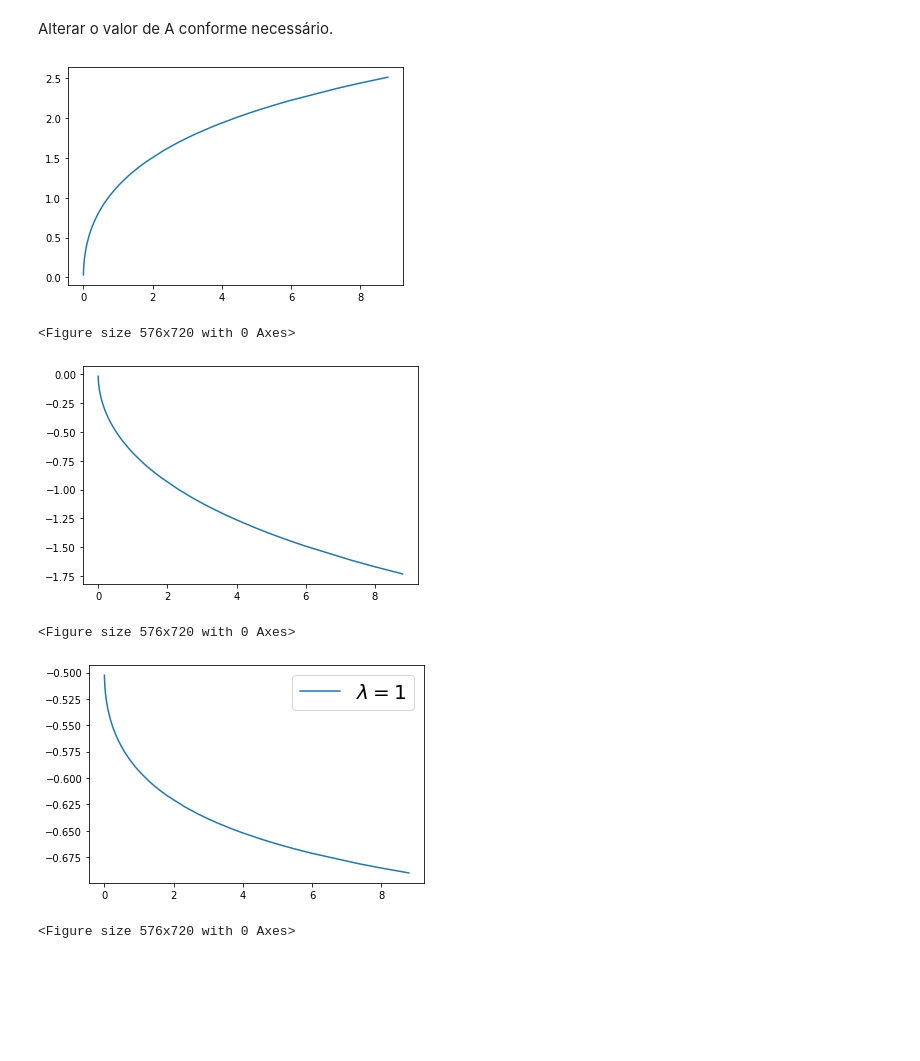
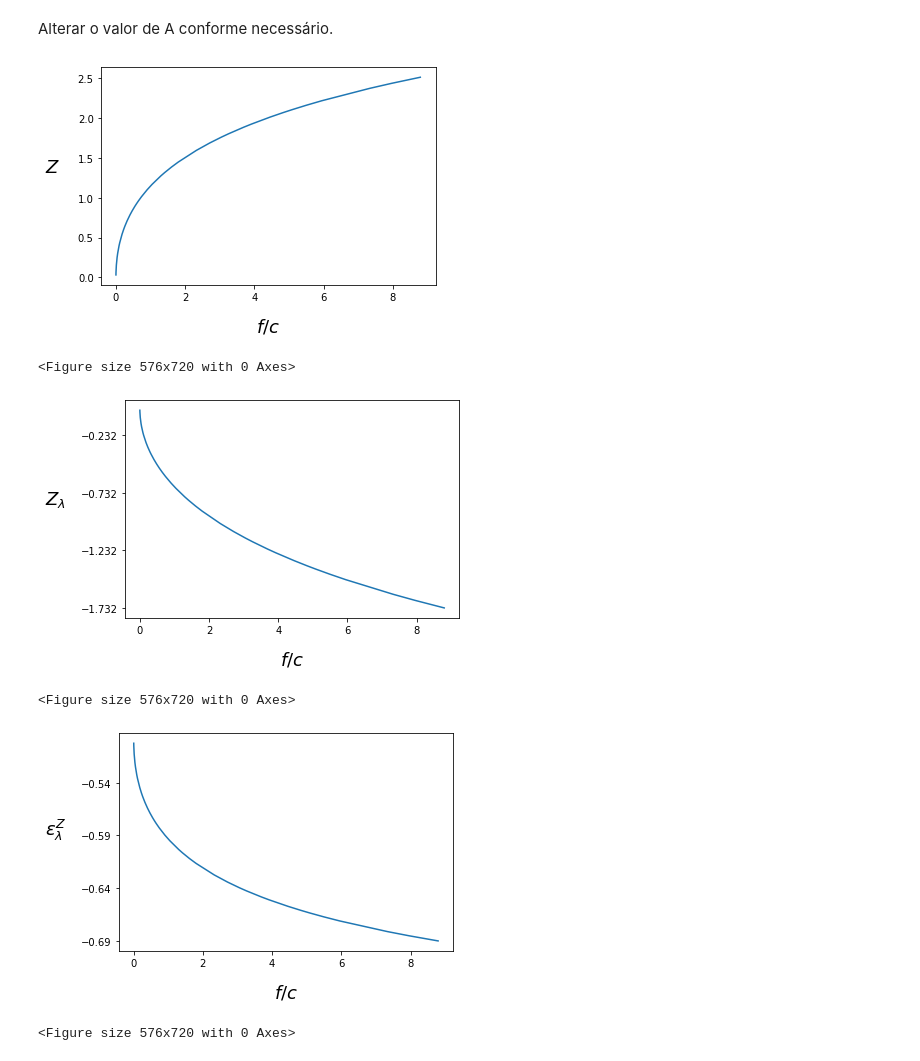
Before and after one commit to youk-kai/rep0, a Jupyter notebook: grafite.ipynb, the cells around one changed output. Saved outputs shown, nothing was run; the diff lists cells and outputs as text; code cells hidden in the pictures; blank space fills up the shorter version.

```diff
--- a/grafite.ipynb
+++ b/grafite.ipynb
@@ -10,6 +14,9 @@ df.head()
 | 2 | 1983Q2 | 0.001997 | 86.336851 | 0.062545 | -0.031599 | -0.505212 |
 | 3 | 1983Q3 | 0.008857 | 173.850679 | 0.130206 | -0.066515 | -0.510847 |
 | 4 | 1981Q4 | 0.011979 | 199.448373 | 0.150894 | -0.077344 | -0.512570 |
+# %%
+df_org = pd.read_excel('series.xlsx', sheet_name = 0)
+dfa = ['$f/c$', '$q$', '$Z$', '$Z_\lambda$', '$\epsilon^{Z}_{\lambda}$']
 # %%
 A = 1300
 plt.plot(df['fc'], df['q'])
@@ -23,23 +34,30 @@ plt.show()
 Alterar o valor de A conforme necessário.
 # %%
 plt.plot(df['fc'], df['z'])
-plt.figure(figsize=(8, 10))
+plt.xlabel(dfa[0], fontsize = 18, labelpad = 15)
+plt.ylabel(dfa[2], fontsize = 18, labelpad = 25, rotation = 0)
+plt.figure(figsize = (8, 10))
 plt.show()
 # %% [output]
-[figure, old version]
+[figure, new version]
 <Figure size 576x720 with 0 Axes>
 # %%
 plt.plot(df['fc'], df['zl'])
-plt.figure(figsize=(8, 10))
+plt.xlabel(dfa[0], fontsize = 18, labelpad = 15)
+plt.ylabel(dfa[3], fontsize = 18, labelpad = 25, rotation = 0)
+plt.yticks(np.arange(min(df['zl']), max(df['zl']), 0.5))
+plt.figure(figsize = (8, 10))
 plt.show()
 # %% [output]
-[figure, old version]
+[figure, new version]
 <Figure size 576x720 with 0 Axes>
 # %%
-plt.plot(df['fc'], df['e_zl'], label = '$\lambda = 1$')
-plt.legend(loc="upper right", fontsize=20)
-plt.figure(figsize=(8, 10))
+plt.plot(df['fc'], df['e_zl'])
+plt.xlabel(dfa[0], fontsize = 18, labelpad = 15)
+plt.ylabel(dfa[4], fontsize = 18, labelpad = 25, rotation = 0)
+plt.yticks(np.arange(min(df['e_zl']), max(df['e_zl']), 0.05))
+plt.figure(figsize = (8, 10))
 plt.show()
 # %% [output]
-[figure, old version]
+[figure, new version]
 <Figure size 576x720 with 0 Axes>
```
Also changed, not shown: parts of 2 cells of this notebook.
